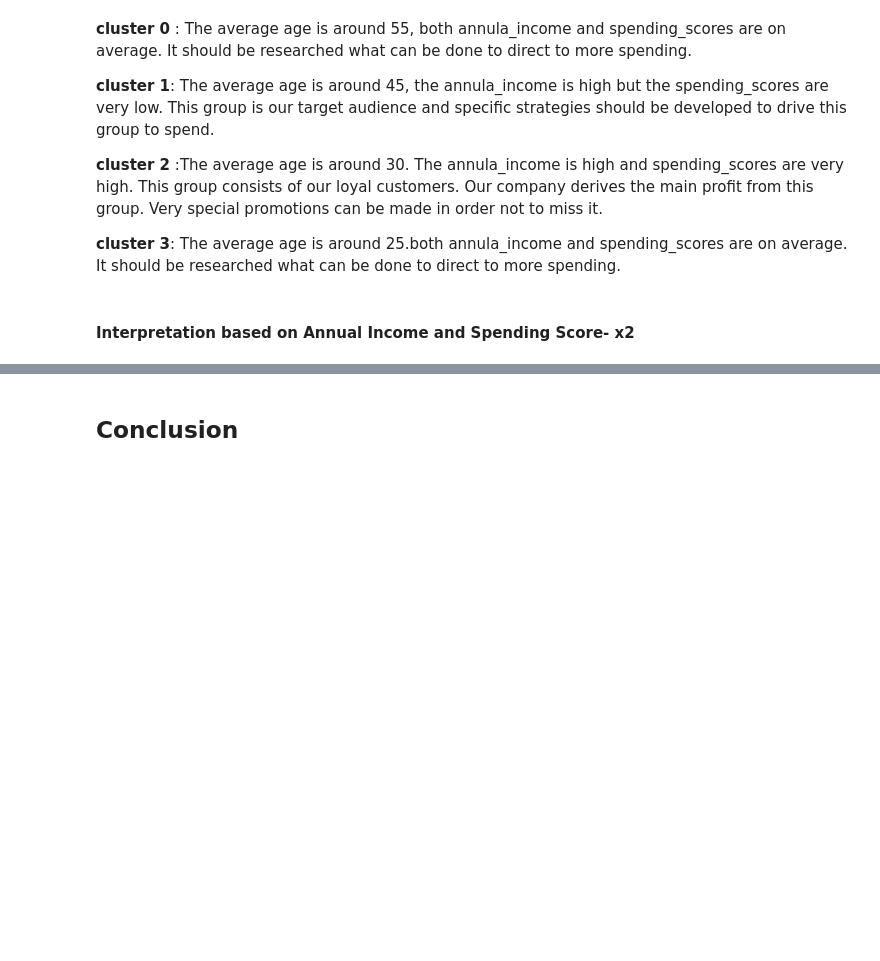
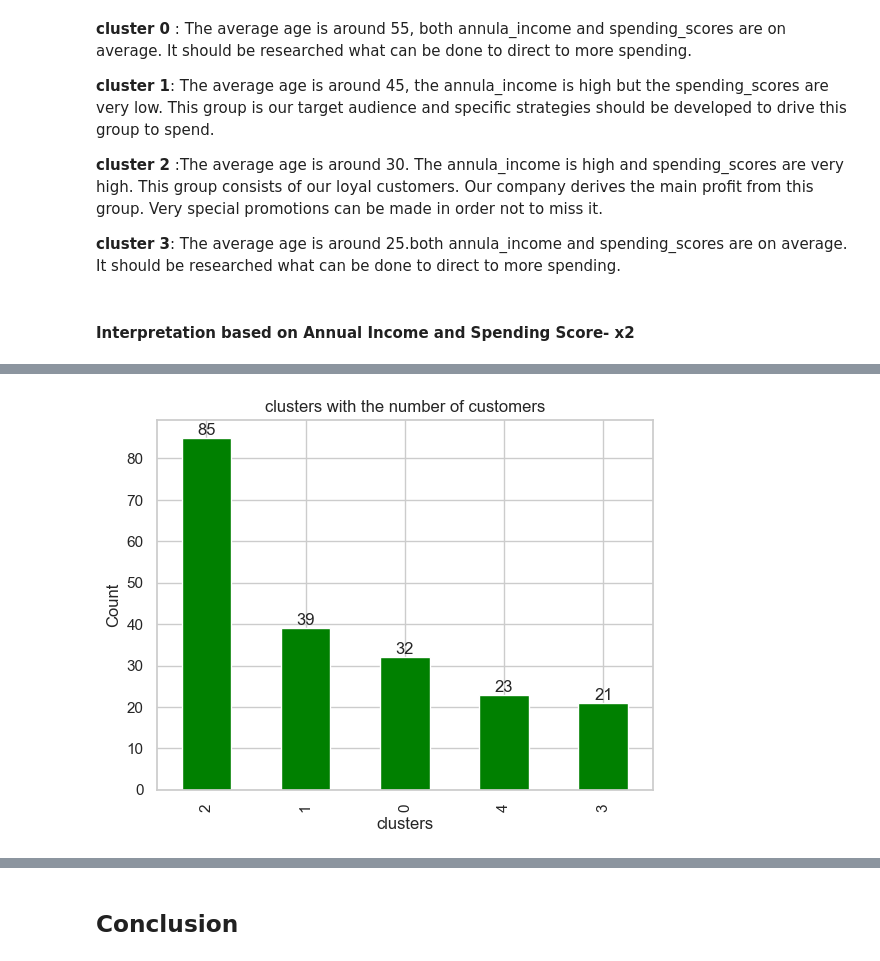
Before and after one commit to rar1977/clarusway-assignments, a Jupyter notebook: ML - Project-3 Customer Segmentation/Clustering_Analysis_Customers_Segmentation_Project_DA5204_RobinAlexanderRiemel.ipynb, the cells around one changed output, grey strips where cells are left out. Drawn from its saved outputs; the diff is of its cells as text; code cells hidden in the pictures; blank space fills up the shorter version.

```diff
--- a/ML - Project-3 Customer Segmentation/Clustering_Analysis_Customers_Segmentation_Project_DA5204_RobinAlexanderRiemel.ipynb
+++ b/ML - Project-3 Customer Segmentation/Clustering_Analysis_Customers_Segmentation_Project_DA5204_RobinAlexanderRiemel.ipynb
@@ -678,0 +712,9 @@ It should be researched what can be done to direct to more spending.
+# %%
+# lets see the number of poeple lie in each group
+plt.title("clusters with the number of customers")
+plt.xlabel("clusters")
+plt.ylabel("Count")
+ax = df_income_spending.agg_cluster_labels.value_counts().plot(kind='bar', color="green")
+ax.bar_label(ax.containers[0]);
+# %% [output]
+[figure, added]
```
Also changed, not shown: parts of 8 cells of this notebook.
